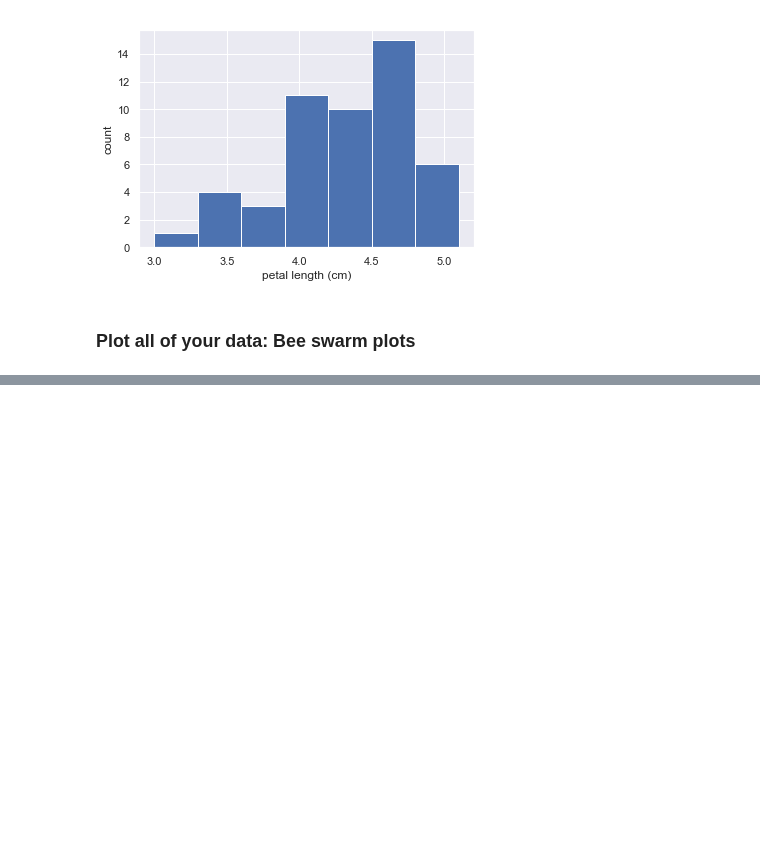
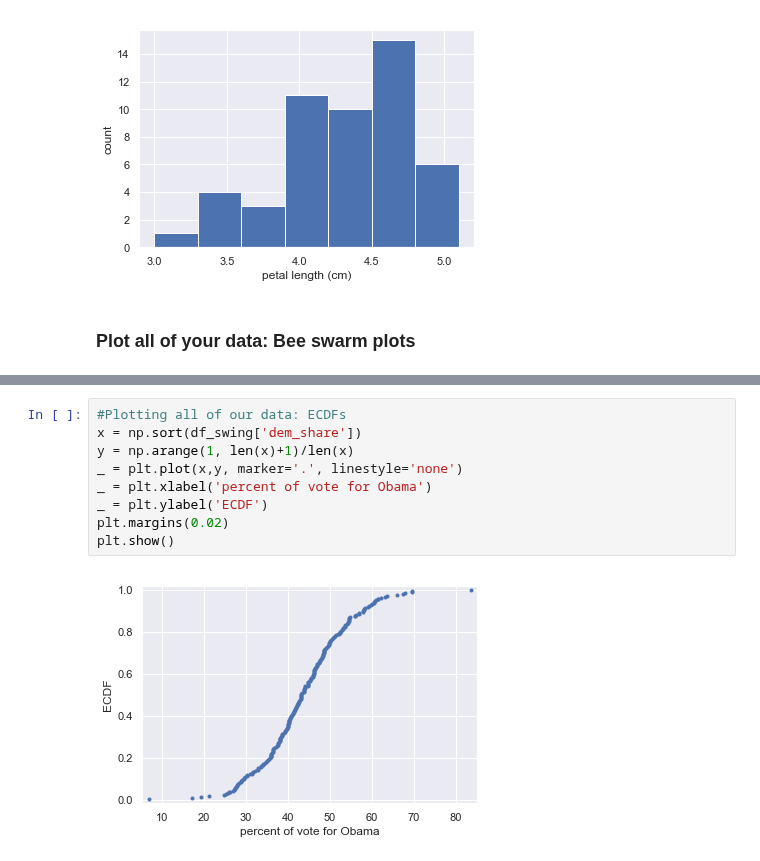
Before and after one commit to MikSm1th/datacamp_notes, a Jupyter notebook: statistical_thinking_in_python/Introduction to exploratory data .ipynb, the cells around one changed output, grey strips where cells are left out. Saved outputs shown, nothing was run; the diff lists cells and outputs as text; blank space fills up the shorter version.

```diff
--- a/statistical_thinking_in_python/Introduction to exploratory data .ipynb
+++ b/statistical_thinking_in_python/Introduction to exploratory data .ipynb
@@ -78,0 +117,11 @@ plt.show()
+# %%
+#Plotting all of our data: ECDFs
+x = np.sort(df_swing['dem_share'])
+y = np.arange(1, len(x)+1)/len(x)
+_ = plt.plot(x,y, marker='.', linestyle='none')
+_ = plt.xlabel('percent of vote for Obama')
+_ = plt.ylabel('ECDF')
+plt.margins(0.02)
+plt.show()
+# %% [output]
+[figure, added]
```
Also changed, not shown: parts of 7 cells of this notebook, 2 other files.
